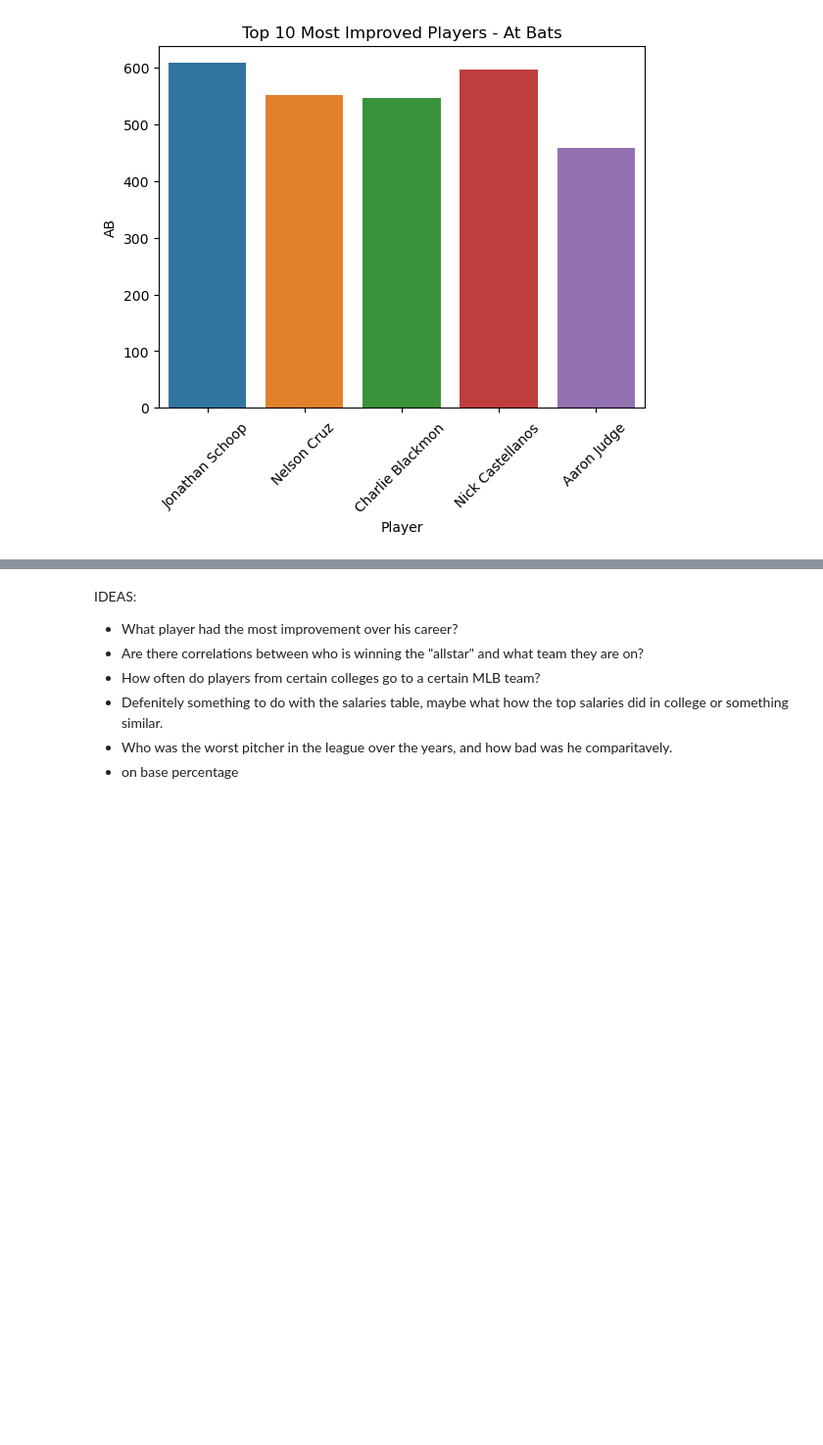
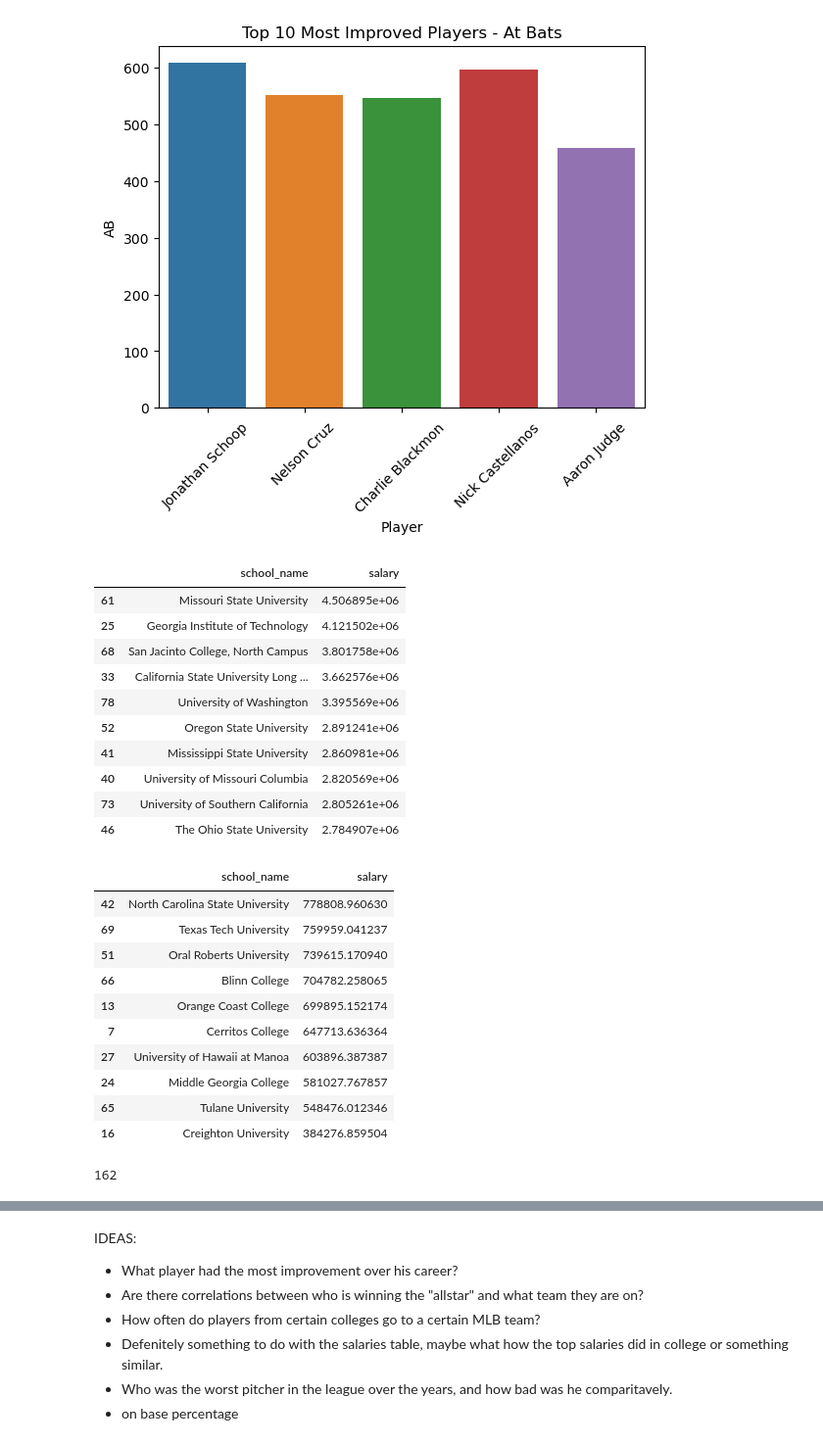
Before and after one commit to Treyson-Grange/cs5830_project1, a Jupyter notebook: project1.ipynb, the cells around one changed output, grey strips where cells are left out. Shown at 98% size. Cells and saved outputs as stored; diff of their text form; code cells hidden in the pictures; blank space fills up the shorter version.

```diff
--- a/project1.ipynb
+++ b/project1.ipynb
@@ -214,3 +214,62 @@ plt.title('Top 10 Most Improved Players - At Bats')
 plt.show()
 # %% [output]
 [figure]
+# %%
+import pandas as pd
+
+# Read the collegeplaying.csv file
+college_playing = pd.read_csv('baseball/core/CollegePlaying.csv')
+
+# Read the salaries.csv file
+salaries = pd.read_csv('baseball/core/Salaries.csv')
+
+# Merge the college_playing and salaries dataframes on the playerID column
+merged_data = pd.merge(college_playing, salaries, on='playerID')
+
+# Group the data by college and calculate the count of players for each college
+college_players_count = merged_data.groupby('schoolID')['playerID'].nunique()
+
+# Filter out schools with less than 5 players
+valid_schools = college_players_count[college_players_count >= 10].index
+
+# Filter the merged_data dataframe to include only valid schools
+merged_data_filtered = merged_data[merged_data['schoolID'].isin(valid_schools)]
+
+# Group the filtered data by college and calculate the sum of salaries for each college
+college_salaries = merged_data_filtered.groupby('schoolID')['salary'].sum()
+# display(college_salaries)
+
+college_salaries = merged_data_filtered.groupby('schoolID')['salary'].mean()
+# Read the Schools.csv file
+schools = pd.read_csv('baseball/core/Schools.csv')
+college_salaries = pd.merge(college_salaries, schools, left_on='schoolID', right_on='schoolID')
+college_salaries = college_salaries.rename(columns={'name_full': 'school_name'})
+college_salaries = college_salaries[['school_name', 'salary']]
+college_salaries = college_salaries.sort_values(by='salary', ascending=False)
+display(college_salaries.head(10))
+display(college_salaries.tail(10))
+display(college_salaries.size)
+# %% [output]
+|  | school_name | salary |
+| 61 | Missouri State University | 4.506895e+06 |
+| 25 | Georgia Institute of Technology | 4.121502e+06 |
+| 68 | San Jacinto College, North Campus | 3.801758e+06 |
+| 33 | California State University Long ... | 3.662576e+06 |
+| 78 | University of Washington | 3.395569e+06 |
+| 52 | Oregon State University | 2.891241e+06 |
+| 41 | Mississippi State University | 2.860981e+06 |
+| 40 | University of Missouri Columbia | 2.820569e+06 |
+| 73 | University of Southern California | 2.805261e+06 |
+| 46 | The Ohio State University | 2.784907e+06 |
+|  | school_name | salary |
+| 42 | North Carolina State University | 778808.960630 |
+| 69 | Texas Tech University | 759959.041237 |
+| 51 | Oral Roberts University | 739615.170940 |
+| 66 | Blinn College | 704782.258065 |
+| 13 | Orange Coast College | 699895.152174 |
+| 7 | Cerritos College | 647713.636364 |
+| 27 | University of Hawaii at Manoa | 603896.387387 |
+| 24 | Middle Georgia College | 581027.767857 |
+| 65 | Tulane University | 548476.012346 |
+| 16 | Creighton University | 384276.859504 |
+162
```
Also changed, not shown: parts of 2 cells of this notebook.
